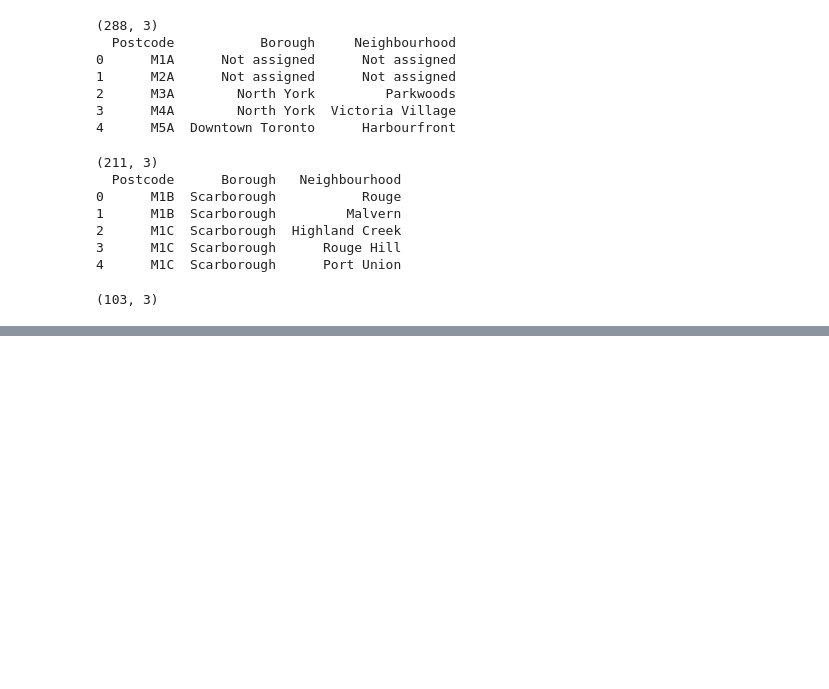
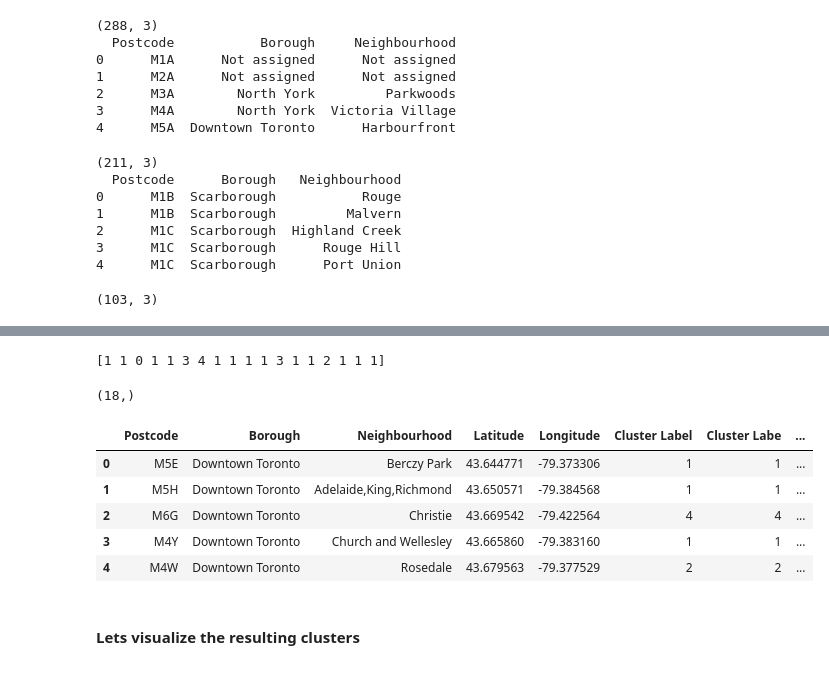
Before and after one commit to AsmarAliyeva/Coursera_Capstone, a Jupyter notebook: Segmenting and Clustering .ipynb, the cells around one changed output, grey strips where cells are left out. Saved outputs shown, nothing was run; the diff lists cells and outputs as text; code cells hidden in the pictures; blank space fills up the shorter version.

```diff
--- a/Segmenting and Clustering .ipynb
+++ b/Segmenting and Clustering .ipynb
@@ -74,0 +466,35 @@ dfNew.shape
+# %%
+# set number of clusters
+kclusters = 5
+
+downtoronto_grouped_clustering = downtoronto_grouped.drop('Neighbourhood', 1)
+
+# run k-means clustering
+kmeans = KMeans(n_clusters=kclusters, random_state=0).fit(downtoronto_grouped_clustering)
+
+# check cluster labels generated for each row in the dataframe
+print(kmeans.labels_ )
+kmeans.labels_.shape
+# %% [output]
+[1 1 0 1 1 3 4 1 1 1 1 3 1 1 2 1 1 1]
+(18,)
+# %%
+# add clustering labels
+neighbourhoods_venues_sorted.insert(0, 'Cluster Label', kmeans.labels_)
+
+downtoronto_merged = toronto_data
+
+# merge toronto_grouped with toronto_data to add latitude/longitude for each neighborhood
+downtoronto_merged = downtoronto_merged.join(neighbourhoods_venues_sorted.set_index('Neighbourhood'), on='Neighbourhood')
+
+downtoronto_merged.head() # check the last columns!
+# %% [output]
+|  | Postcode | Borough | Neighbourhood | Latitude | Longitude | Cluster Label | Cluster Labe | ... |
+| 0 | M5E | Downtown Toronto | Berczy Park | 43.644771 | -79.373306 | 1 | 1 | ... |
+| 1 | M5H | Downtown Toronto | Adelaide,King,Richmond | 43.650571 | -79.384568 | 1 | 1 | ... |
+| 2 | M6G | Downtown Toronto | Christie | 43.669542 | -79.422564 | 4 | 4 | ... |
+| 3 | M4Y | Downtown Toronto | Church and Wellesley | 43.665860 | -79.383160 | 1 | 1 | ... |
+| 4 | M4W | Downtown Toronto | Rosedale | 43.679563 | -79.377529 | 2 | 2 | ... |
+# %% [markdown]
+<h4>
+Lets visualize the resulting clusters <h4>
```
Also changed, not shown: parts of 41 cells of this notebook.
